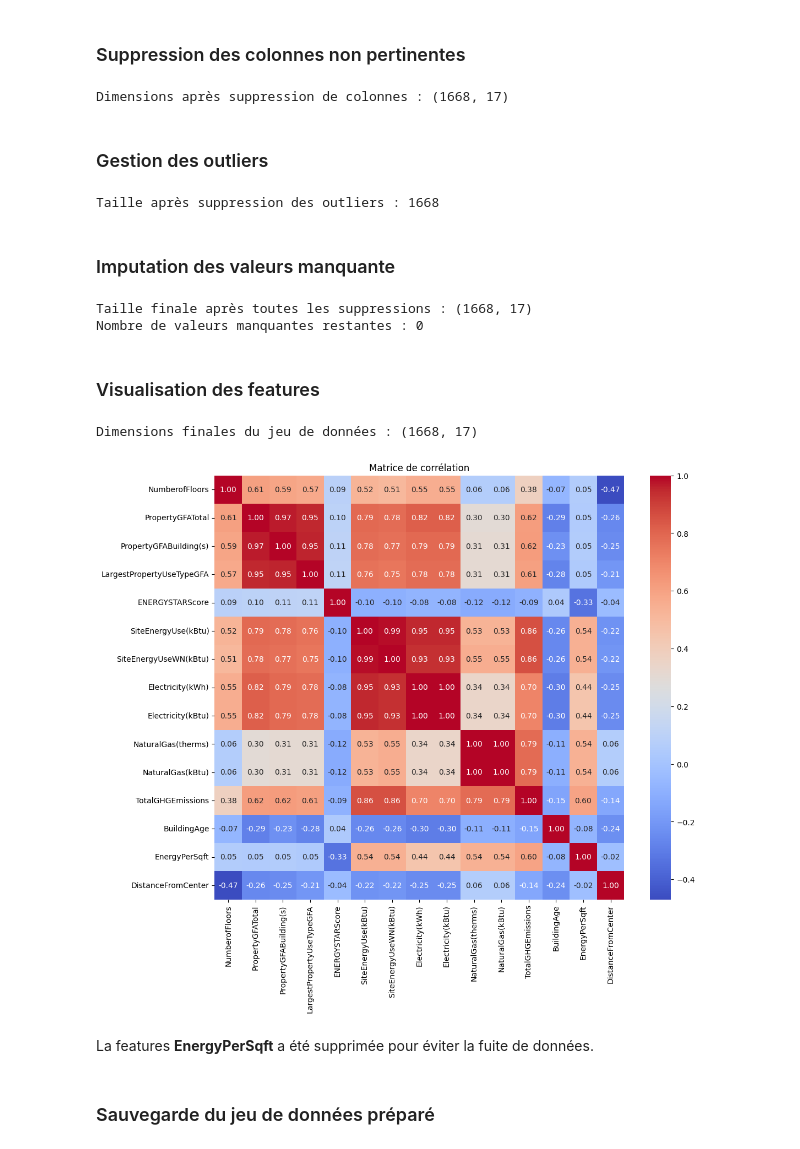
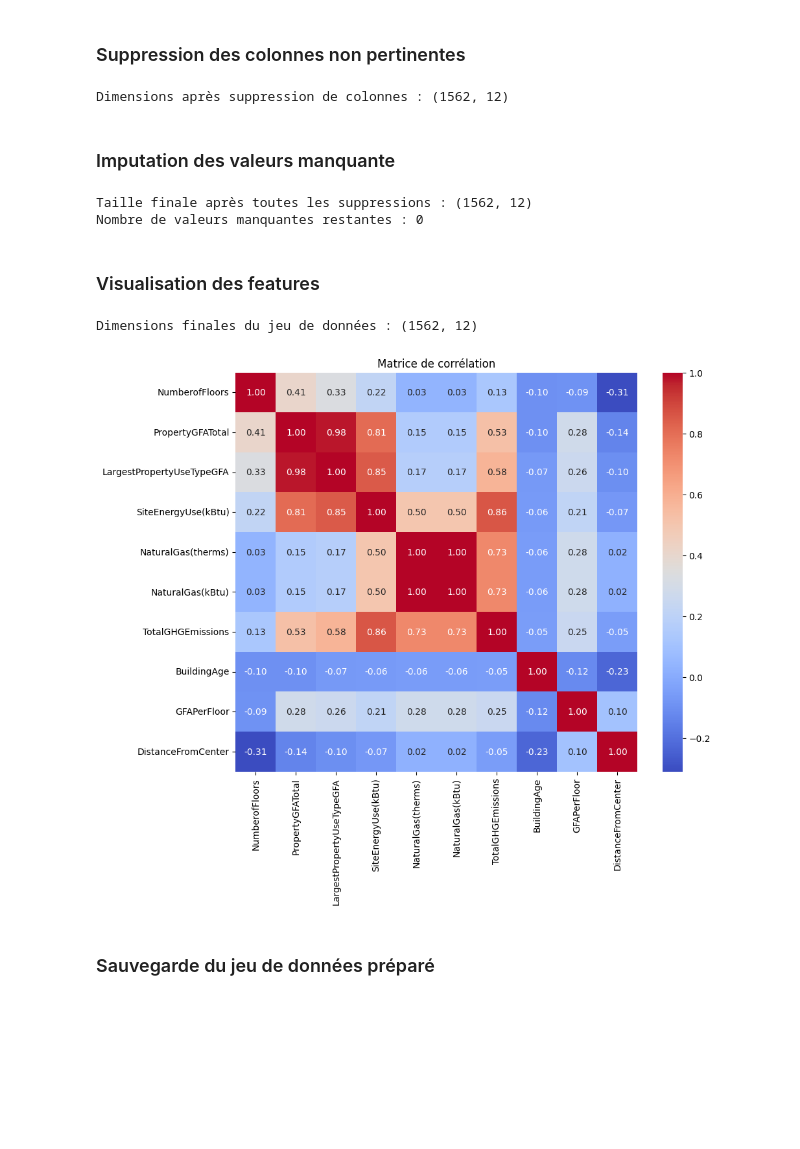
Before and after one commit to Ping689/ML-Prediction, a Jupyter notebook: solution_modelistation_supervisee.ipynb, the cells around one changed output. Cells and saved outputs as stored; diff of their text form; code cells hidden in the pictures; blank space fills up the shorter version.

```diff
--- a/solution_modelistation_supervisee.ipynb
+++ b/solution_modelistation_supervisee.ipynb
@@ -108,7 +92,7 @@ Name: count, dtype: int64
 # %% [markdown]
 Les deux variables cibles potentielles sont `SiteEnergyUse(kBtu)` et `SiteEnergyUseWN(kBtu)`. Nous allons les analyser pour choisir celle que nous prédirons.
 # %%
-df=df_non_residential
+df=df_non_residential.copy()
 targets = ['SiteEnergyUse(kBtu)', 'SiteEnergyUseWN(kBtu)']
 df[targets].describe()
 # %% [output]
@@ -228,51 +196,40 @@ columns_to_drop = [
     'ThirdLargestPropertyUseType', 'NumberofBuildings', 'ThirdLargestPropertyUseTypeGFA', 'Neighborhood',
     'ListOfAllPropertyUseTypes', 'Comments', 'SiteEUIWN(kBtu/sf)', 'SourceEUI(kBtu/sf)', 'SourceEUIWN(kBtu/sf)',
     'ComplianceStatus', 'Outlier', 'DefaultData', 'SteamUse(kBtu)', 'SecondLargestPropertyUseType',
-    'SecondLargestPropertyUseTypeGFA', 'SiteEUI(kBtu/sf)', 'PropertyGFAParking', 'GHGEmissionsIntensity'
+    'SecondLargestPropertyUseTypeGFA', 'SiteEUI(kBtu/sf)', 'PropertyGFAParking', 'GHGEmissionsIntensity',
+    'SiteEnergyUseWN(kBtu)', 'ENERGYSTARScore', 'Electricity(kWh)', 'Electricity(kBtu)', 'PropertyGFABuilding(s)'
 ]
-df.drop(columns=columns_to_drop, inplace=True, errors='ignore')
-print(f"Dimensions après suppression de colonnes : {df.shape}")
+df_model.drop(columns=columns_to_drop, inplace=True, errors='ignore')
+print(f"Dimensions après suppression de colonnes : {df_model.shape}")
 # %% [output]
-Dimensions après suppression de colonnes : (1668, 17)
+Dimensions après suppression de colonnes : (1562, 12)
-# %% [markdown]
-### Gestion des outliers
-# %%
-num_cols = df.select_dtypes(include=['float64', 'int64']).columns
-for col in num_cols:
-    Q1, Q3 = df[col].quantile([0.25, 0.75])
-    IQR = Q3 - Q1
-    lower, upper = Q1 - 1.5 * IQR, Q3 + 1.5 * IQR
-    df[col] = np.clip(df[col], lower, upper)
-print(f"Taille après suppression des outliers : {len(df)}")
-# %% [output]
-Taille après suppression des outliers : 1668
 # %% [markdown]
 ### Imputation des valeurs manquante
 # %%
-for col in df.columns:
-    if df[col].dtype in ['float64', 'int64']:
-        df[col] = df[col].fillna(df[col].median())
+for col in df_model.columns:
+    if df_model[col].dtype in ['float64', 'int64']:
+        df_model[col] = df_model[col].fillna(df_model[col].median())
     else:
-        if not df[col].mode().empty:
-            df[col] = df[col].fillna(df[col].mode()[0])
+        if not df_model[col].mode().empty:
+            df_model[col] = df_model[col].fillna(df_model[col].mode()[0])
         else:
-            df[col] = df[col].fillna("Inconnu")
-print(f"Taille finale après toutes les suppressions : {df.shape}")
-print(f"Nombre de valeurs manquantes restantes : {df.isnull().sum().sum()}")
+            df_model[col] = df_model[col].fillna("Inconnu")
+print(f"Taille finale après toutes les suppressions : {df_model.shape}")
+print(f"Nombre de valeurs manquantes restantes : {df_model.isnull().sum().sum()}")
 # %% [output]
-Taille finale après toutes les suppressions : (1668, 17)
+Taille finale après toutes les suppressions : (1562, 12)
 Nombre de valeurs manquantes restantes : 0
 # %% [markdown]
 ### Visualisation des features
 # %%
-df.dropna(inplace=True)
-print(f'\nDimensions finales du jeu de données : {df.shape}')
+df_model.dropna(inplace=True)
+print(f'\nDimensions finales du jeu de données : {df_model.shape}')
 
-corr_matrix = df.select_dtypes(include=np.number).corr()
-plt.figure(figsize=(12, 10))
+corr_matrix = df_model.select_dtypes(include=np.number).corr()
+plt.figure(figsize=(10, 8))
 sns.heatmap(corr_matrix, annot=True, fmt='.2f', cmap='coolwarm')
 plt.title('Matrice de corrélation')
 plt.show()
 # %% [output]
-Dimensions finales du jeu de données : (1668, 17)
+Dimensions finales du jeu de données : (1562, 12)
-[figure, old version]
+[figure, new version]
@@ -281,5 +236,3 @@ df.drop(columns='EnergyPerSqft', inplace=True, errors='ignore')
-# %% [markdown]
-La features **EnergyPerSqft** a été supprimée pour éviter la fuite de données.
 # %% [markdown]
 ### Sauvegarde du jeu de données préparé
 # %%
```
Also changed, not shown: parts of 24 cells of this notebook.
